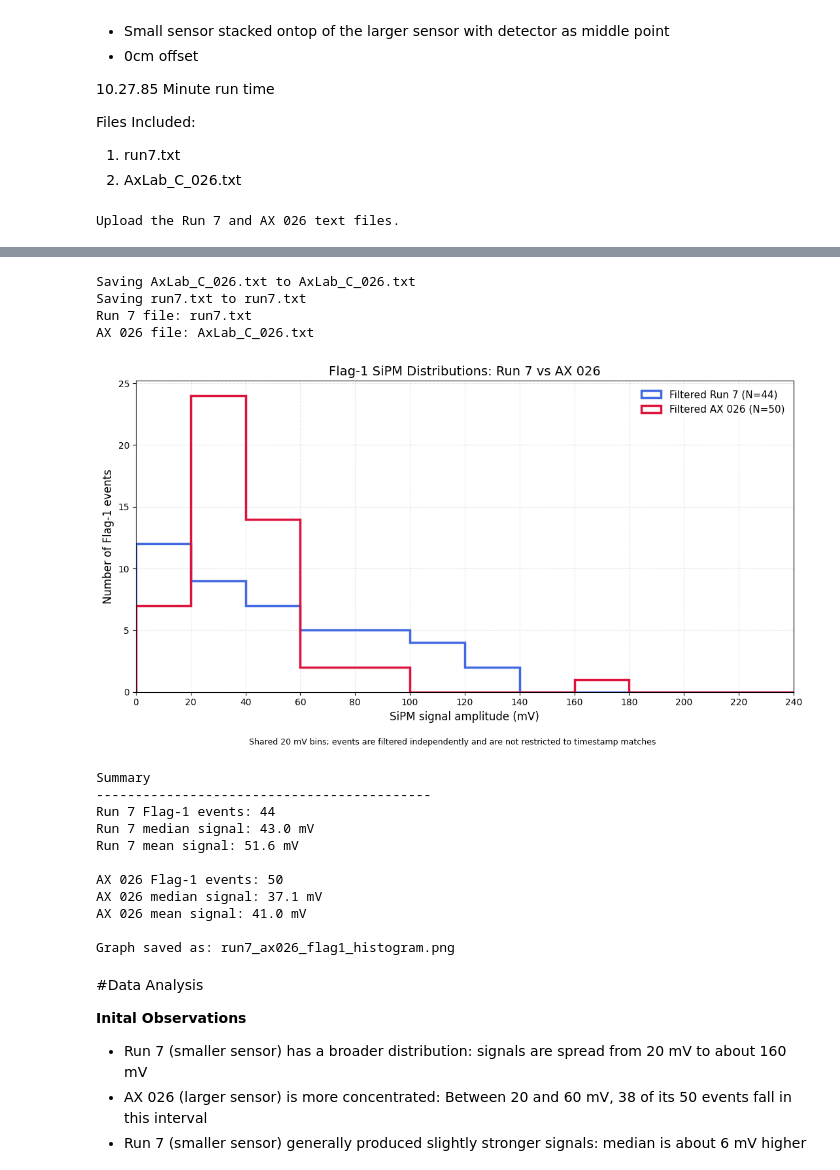
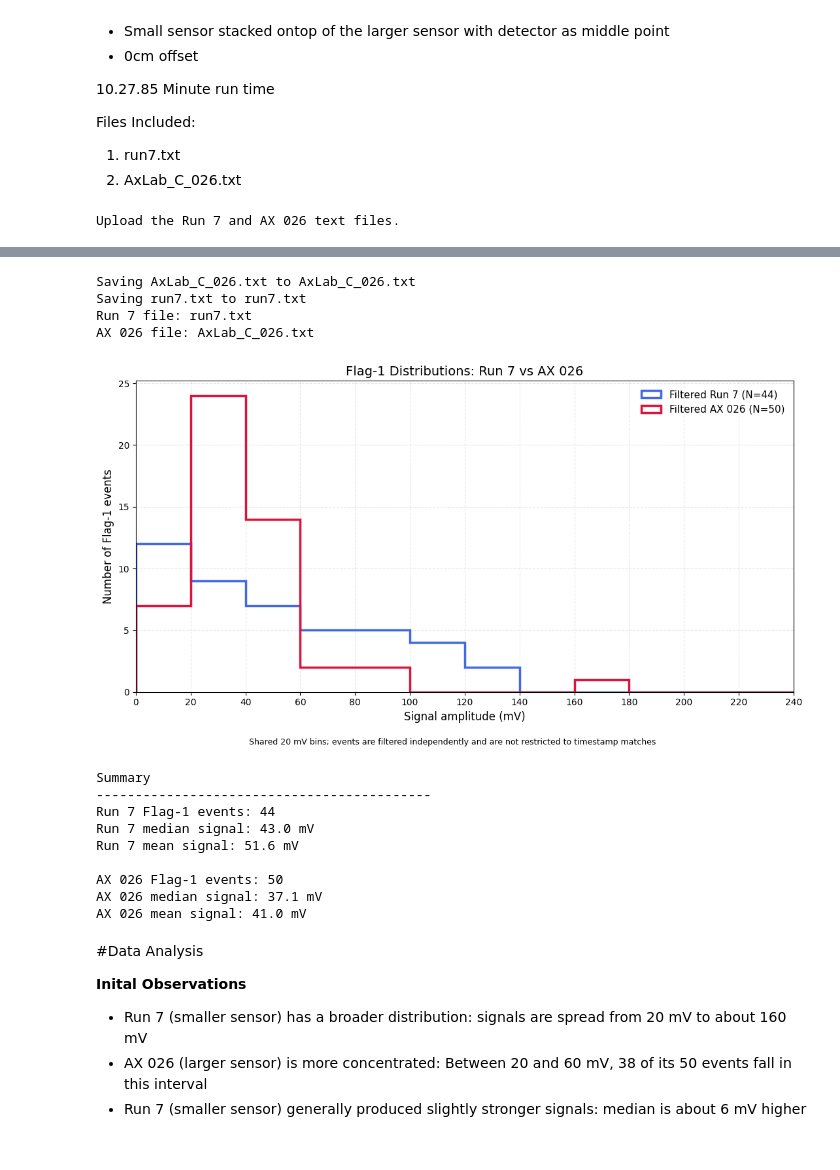
Before and after one commit to emurlu024/UTokyo-Muon-DataAnalysis, a Jupyter notebook: Run7_AX26.ipynb, the cells around one changed output, grey strips where cells are left out. Drawn from its saved outputs; the diff is of its cells as text; code cells hidden in the pictures.

```diff
--- a/Run7_AX26.ipynb
+++ b/Run7_AX26.ipynb
@@ -13,20 +13,12 @@ Files Included:
 1.   run7.txt
 2.   AxLab_C_026.txt
 # %%
-# ============================================================
-# Histogram of Flag-1 events: Run 7 versus AX 026
-# Designed for Google Colab
-# ============================================================
-
 from pathlib import Path
 
 import matplotlib.pyplot as plt
 import numpy as np
 
-
-# ------------------------------------------------------------
-# 1. Find or upload the two data files
-# ------------------------------------------------------------
+#1. Find or upload the two data files ------------------------------------------------------------
 
 def find_data_files():
     """Find Run 7 and AX 026 text files in the Colab workspace."""
@@ -52,7 +44,7 @@ def find_data_files():
 
 run_candidates, ax_candidates = find_data_files()
 
-# Ask for uploads if the files are not already in Colab.
+#Asking for uploads if the files are not already in Colab
 if not run_candidates or not ax_candidates:
     try:
         from google.colab import files
@@ -84,10 +76,7 @@ AX_FILE = ax_candidates[0]
 print(f"Run 7 file: {RUN_FILE.name}")
 print(f"AX 026 file: {AX_FILE.name}")
 
-
-# ------------------------------------------------------------
-# 2. Read the files and select Flag = 1
-# ------------------------------------------------------------
+#2. Read the files and select Flag = 1 ------------------------------------------------------------
 
 def load_flag1_sipm(path):
     """
@@ -103,7 +92,6 @@ def load_flag1_sipm(path):
     with open(path, "r", encoding="utf-8") as file:
         for line_number, line in enumerate(file, start=1):
 
-            # Ignore blank lines and comment/header lines.
             if not line.strip() or line.lstrip().startswith("#"):
                 continue
 
@@ -138,21 +126,12 @@ def load_flag1_sipm(path):
 run_signal = load_flag1_sipm(RUN_FILE)
 ax_signal = load_flag1_sipm(AX_FILE)
 
+#3. Set the histogram bins ------------------------------------------------------------
 
-# ------------------------------------------------------------
-# 3. Set the histogram bins
-# ------------------------------------------------------------
-
-# Display the useful signal region from 0 to 240 mV.
 plot_limit = 240
-
-# Each histogram bin is 20 mV wide.
 bins = np.arange(0, plot_limit + 20, 20)
 
-
-# ------------------------------------------------------------
-# 4. Create the histogram
-# ------------------------------------------------------------
+#4. Create the histogram ------------------------------------------------------------
 
 fig, ax = plt.subplots(figsize=(11, 6))
 
@@ -174,10 +153,7 @@ ax.hist(
     label=f"Filtered AX 026 (N={len(ax_signal)})"
 )
 
-
-# ------------------------------------------------------------
-# 5. Count values outside the displayed range
-# ------------------------------------------------------------
+#5. Count values outside the displayed range ------------------------------------------------------------
 
 run_outside = int(np.sum(run_signal >= plot_limit))
 ax_outside = int(np.sum(ax_signal >= plot_limit))
@@ -201,19 +177,16 @@ if run_outside > 0 or ax_outside > 0:
         }
     )
 
-
-# ------------------------------------------------------------
-# 6. Labels and formatting
-# ------------------------------------------------------------
+#6. Labels and formatting ------------------------------------------------------------
 
 ax.set_xlim(0, plot_limit)
 ax.set_xticks(np.arange(0, plot_limit + 1, 20))
 
-ax.set_xlabel("SiPM signal amplitude (mV)", fontsize=12)
+ax.set_xlabel("Signal amplitude (mV)", fontsize=12)
 ax.set_ylabel("Number of Flag-1 events", fontsize=12)
 
 ax.set_title(
-    "Flag-1 SiPM Distributions: Run 7 vs AX 026",
+    "Flag-1 Distributions: Run 7 vs AX 026",
     fontsize=14
 )
 
@@ -241,53 +214,46 @@ fig.text(
 
 plt.tight_layout(rect=(0, 0.04, 1, 1))
 
-
-# ------------------------------------------------------------
-# 7. Save and display the graph
-# ------------------------------------------------------------
+#7. Save and display the graph ------------------------------------------------------------
 
 OUTPUT_FILE = "run7_ax026_flag1_histogram.png"
 
 plt.savefig(
     OUTPUT_FILE,
     dpi=300,
     bbox_inches="tight"
 )
 
 plt.show()
 
-
-# ------------------------------------------------------------
-# 8. Print a numerical summary
-# ------------------------------------------------------------
+#8. Print a numerical summary ------------------------------------------------------------
 
 print()
 print("Summary")
 print("-------------------------------------------")
 print(f"Run 7 Flag-1 events: {len(run_signal)}")
 print(f"Run 7 median signal: {np.median(run_signal):.1f} mV")
 print(f"Run 7 mean signal: {np.mean(run_signal):.1f} mV")
 print()
 print(f"AX 026 Flag-1 events: {len(ax_signal)}")
 print(f"AX 026 median signal: {np.median(ax_signal):.1f} mV")
 print(f"AX 026 mean signal: {np.mean(ax_signal):.1f} mV")
-print()
-print(f"Graph saved as: {OUTPUT_FILE}")
+#print()
+#print(f"Graph saved as: {OUTPUT_FILE}")
 
 
-# Optional: remove the # below if you want Colab to download
-# the graph automatically.
-#
-# from google.colab import files
-# files.download(OUTPUT_FILE)
+#Can remove the # below if you want Colab to download the graph after running
+
+#from google.colab import files
+#files.download(OUTPUT_FILE)
 # %% [output]
 Upload the Run 7 and AX 026 text files.
 [interactive output not drawn]
 Saving AxLab_C_026.txt to AxLab_C_026.txt
 Saving run7.txt to run7.txt
 Run 7 file: run7.txt
 AX 026 file: AxLab_C_026.txt
-[figure, old version]
+[figure, new version]
 Summary
 -------------------------------------------
 Run 7 Flag-1 events: 44
@@ -297,8 +263,6 @@ Run 7 mean signal: 51.6 mV
 AX 026 Flag-1 events: 50
 AX 026 median signal: 37.1 mV
 AX 026 mean signal: 41.0 mV
-
-Graph saved as: run7_ax026_flag1_histogram.png
 # %% [markdown]
 #Data Analysis
 
```
